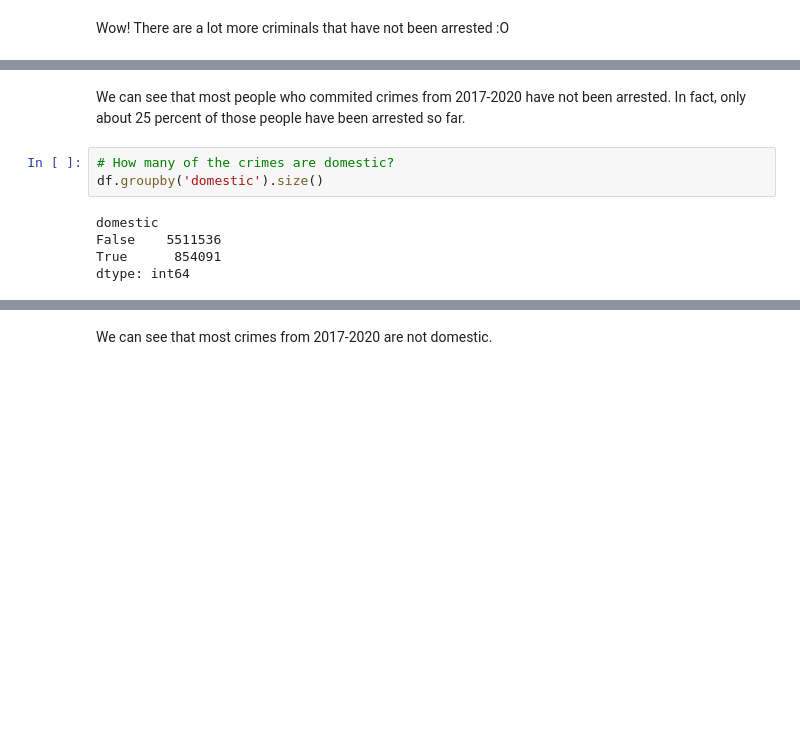
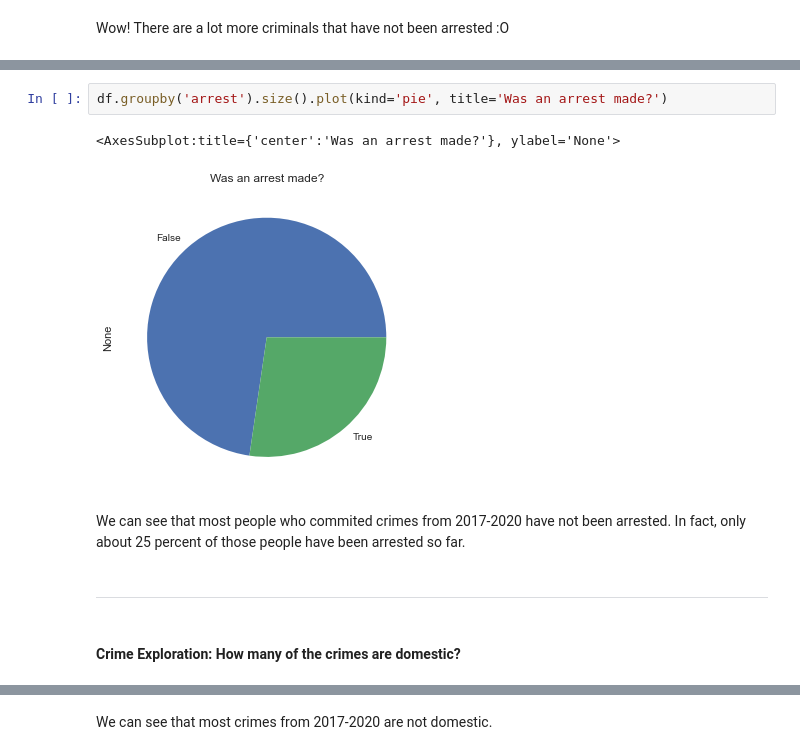
Before and after one commit to tjdolan121/4502Proj, a Jupyter notebook: forge/code/EDA.ipynb, the cells around one changed output, grey strips where cells are left out. Cells and saved outputs as stored; diff of their text form; blank space fills up the shorter version.

```diff
--- a/forge/code/EDA.ipynb
+++ b/forge/code/EDA.ipynb
@@ -229,10 +278,11 @@ Wow! There are a lot more criminals that have not been arrested :O
+# %%
+df.groupby('arrest').size().plot(kind='pie', title='Was an arrest made?')
+# %% [output]
+<AxesSubplot:title={'center':'Was an arrest made?'}, ylabel='None'>
+[figure, added]
 # %% [markdown]
 We can see that most people who commited crimes from 2017-2020 have not been arrested. In fact, only about 25 percent of those people have been arrested so far.
-# %%
-# How many of the crimes are domestic?
-df.groupby('domestic').size()
-# %% [output]
-domestic
-False    5511536
-True      854091
-dtype: int64
+# %% [markdown]
+<hr>
+# %% [markdown]
+#### Crime Exploration: How many of the crimes are domestic?
```
Also changed, not shown: parts of 86 cells of this notebook, 3 other files.
